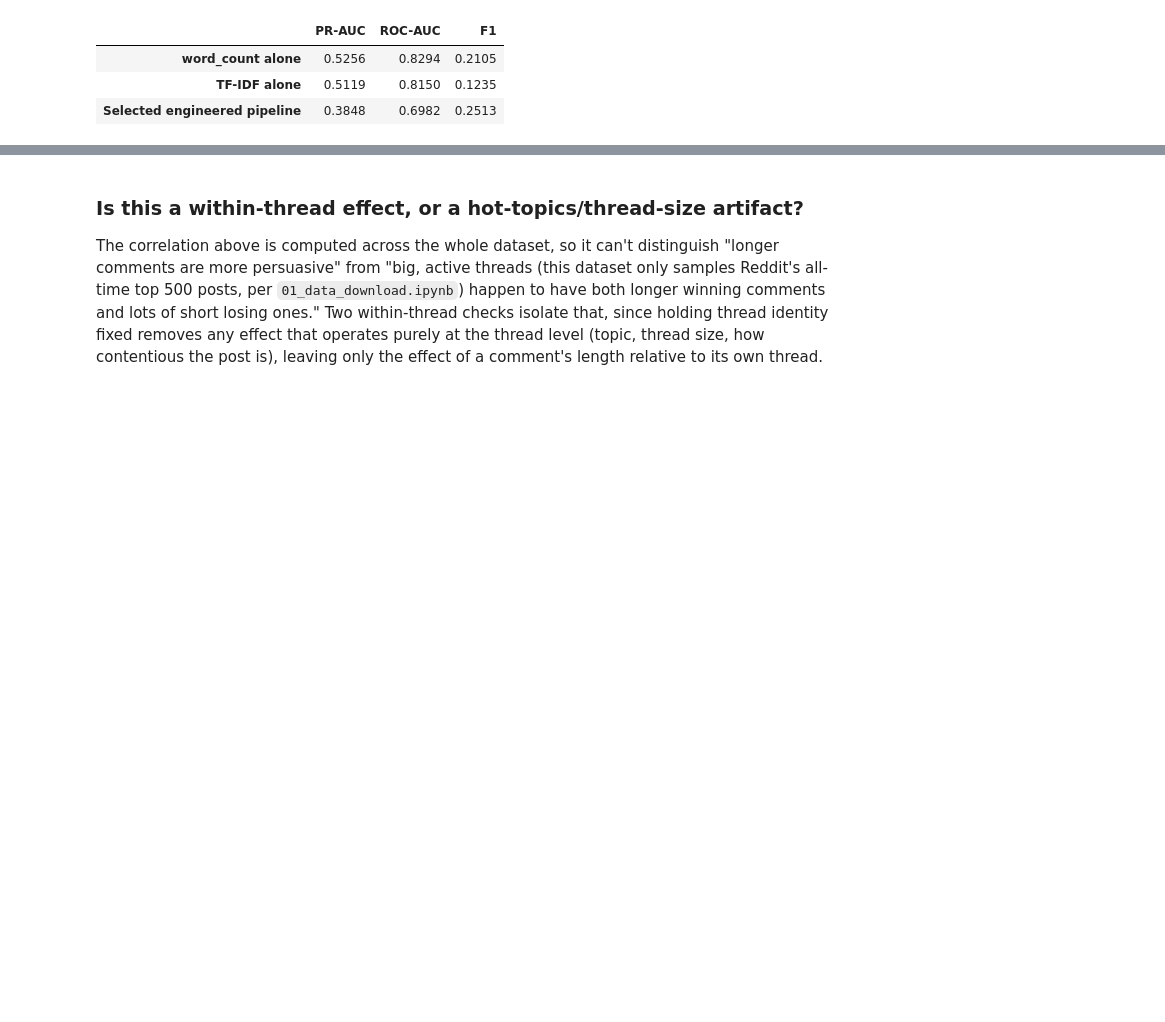
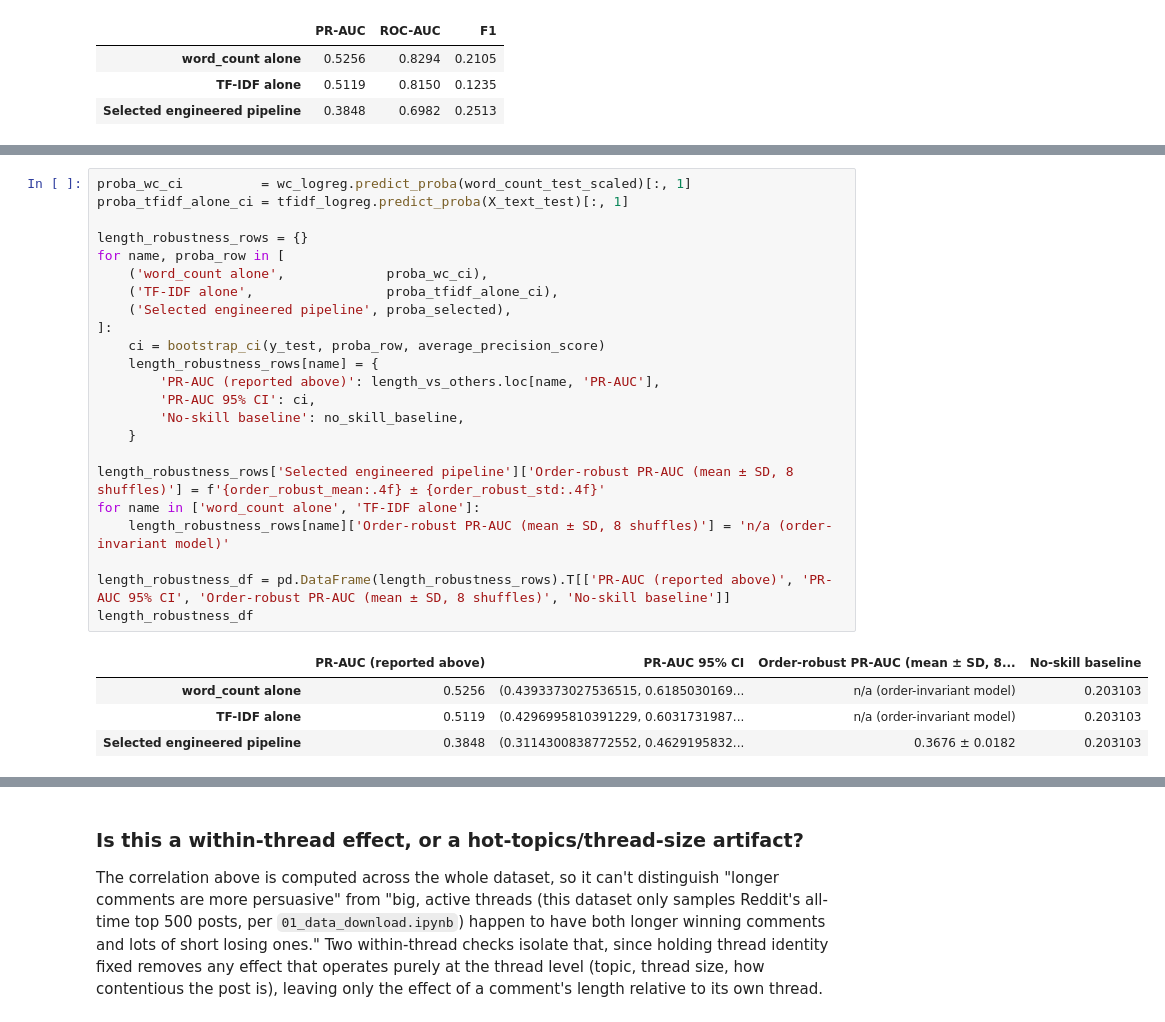
Before and after one commit to jct-nlp/change-my-view-2025, a Jupyter notebook: this work/04.2_baseline_comparison.ipynb, the cells around one changed output, grey strips where cells are left out. Drawn from its saved outputs; the diff is of its cells as text; blank space fills up the shorter version.

```diff
--- a/this work/04.2_baseline_comparison.ipynb
+++ b/this work/04.2_baseline_comparison.ipynb
@@ -576,0 +688,28 @@ length_vs_others
+# %%
+proba_wc_ci          = wc_logreg.predict_proba(word_count_test_scaled)[:, 1]
+proba_tfidf_alone_ci = tfidf_logreg.predict_proba(X_text_test)[:, 1]
+
+length_robustness_rows = {}
+for name, proba_row in [
+    ('word_count alone',             proba_wc_ci),
+    ('TF-IDF alone',                 proba_tfidf_alone_ci),
+    ('Selected engineered pipeline', proba_selected),
+]:
+    ci = bootstrap_ci(y_test, proba_row, average_precision_score)
+    length_robustness_rows[name] = {
+        'PR-AUC (reported above)': length_vs_others.loc[name, 'PR-AUC'],
+        'PR-AUC 95% CI': ci,
+        'No-skill baseline': no_skill_baseline,
+    }
+
+length_robustness_rows['Selected engineered pipeline']['Order-robust PR-AUC (mean ± SD, 8 shuffles)'] = f'{order_robust_mean:.4f} ± {order_robust_std:.4f}'
+for name in ['word_count alone', 'TF-IDF alone']:
+    length_robustness_rows[name]['Order-robust PR-AUC (mean ± SD, 8 shuffles)'] = 'n/a (order-invariant model)'
+
+length_robustness_df = pd.DataFrame(length_robustness_rows).T[['PR-AUC (reported above)', 'PR-AUC 95% CI', 'Order-robust PR-AUC (mean ± SD, 8 shuffles)', 'No-skill baseline']]
+length_robustness_df
+# %% [output]
+|  | PR-AUC (reported above) | PR-AUC 95% CI | Order-robust PR-AUC (mean ± SD, 8... | No-skill baseline |
+| word_count alone | 0.5256 | (0.4393373027536515, 0.6185030169... | n/a (order-invariant model) | 0.203103 |
+| TF-IDF alone | 0.5119 | (0.4296995810391229, 0.6031731987... | n/a (order-invariant model) | 0.203103 |
+| Selected engineered pipeline | 0.3848 | (0.3114300838772552, 0.4629195832... | 0.3676 ± 0.0182 | 0.203103 |
```
Also changed, not shown: parts of 16 cells of this notebook, 2 other files.
